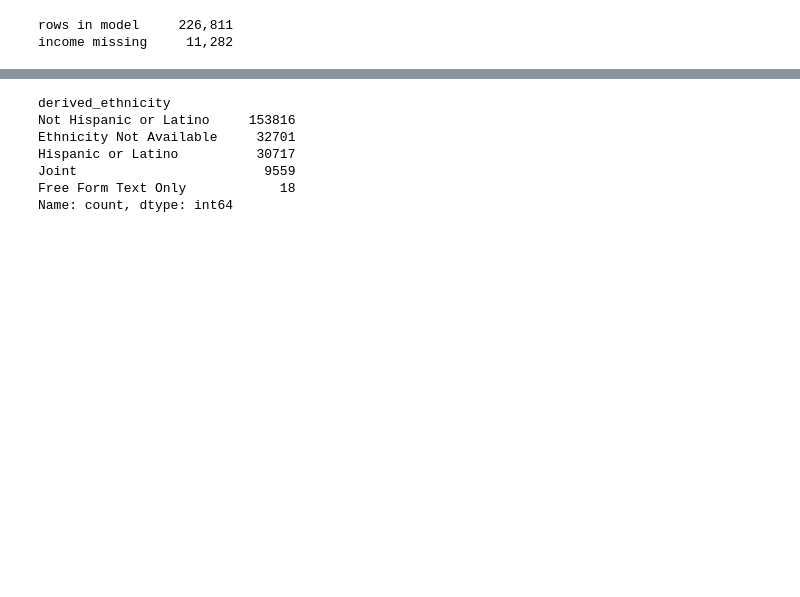
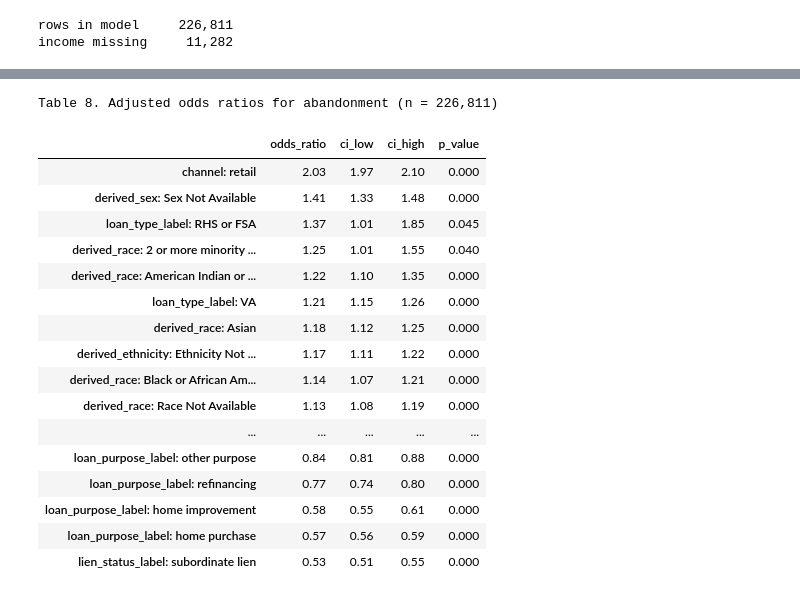
Before and after one commit to aidaubinazhit/hmda-abandonment, a Jupyter notebook: notebooks/01-explore.ipynb, the cells around one changed output, grey strips where cells are left out. Saved outputs shown, nothing was run; the diff lists cells and outputs as text; code cells hidden in the pictures; blank space fills up the shorter version.

```diff
--- a/notebooks/01-explore.ipynb
+++ b/notebooks/01-explore.ipynb
@@ -784,0 +795,14 @@ Table 8. Adjusted odds ratios for abandonment (reference: broker channel)
+# %%
+formula = (
+    "abandoned ~ channel "
+    "+ loan_purpose_label + loan_type_label + occupancy_type_label "
+    "+ lien_status_label "
+    "+ derived_sex "
+    "+ C(derived_race, Treatment(reference='White')) "
+    "+ C(derived_ethnicity, Treatment(reference='Not Hispanic or Latino')) "
+    "+ applicant_age "
+    "+ income_log + loan_amount_log + income_missing"
+)
+
+logit_model = smf.logit(formula, data=model_df).fit()
+print(logit_model.summary())
@@ -785,10 +839,42 @@ Table 8. Adjusted odds ratios for abandonment (reference: broker channel)
 # %%
-model_df["derived_ethnicity"].value_counts()
+odds_ratios = pd.DataFrame({
+    "odds_ratio": np.exp(logit_model.params),
+    "ci_low": np.exp(logit_model.conf_int()[0]),
+    "ci_high": np.exp(logit_model.conf_int()[1]),
+    "p_value": logit_model.pvalues,
+})
+
+odds_ratios.index = (
+    odds_ratios.index
+    .str.replace(r"C\((\w+), Treatment\(reference='[^']*'\)\)", r"\1", regex=True)
+    .str.replace(r"\[T\.(.+)\]", r": \1", regex=True)
+)
+
+(
+    odds_ratios
+    .drop("Intercept")
+    .sort_values("odds_ratio", ascending=False)
+    .style
+    .format({"odds_ratio": "{:.2f}", "ci_low": "{:.2f}", "ci_high": "{:.2f}", "p_value": "{:.3f}"})
+    .background_gradient(cmap="RdBu_r", subset=["odds_ratio"], vmin=0.4, vmax=2.1)
+    .set_caption("Table 8. Adjusted odds ratios for abandonment (n = 226,811)")
+)
 # %% [output]
-derived_ethnicity
-Not Hispanic or Latino     153816
-Ethnicity Not Available     32701
-Hispanic or Latino          30717
-Joint                        9559
-Free Form Text Only            18
-Name: count, dtype: int64
+Table 8. Adjusted odds ratios for abandonment (n = 226,811)
+|  | odds_ratio | ci_low | ci_high | p_value |
+| channel: retail | 2.03 | 1.97 | 2.10 | 0.000 |
+| derived_sex: Sex Not Available | 1.41 | 1.33 | 1.48 | 0.000 |
+| loan_type_label: RHS or FSA | 1.37 | 1.01 | 1.85 | 0.045 |
+| derived_race: 2 or more minority ... | 1.25 | 1.01 | 1.55 | 0.040 |
+| derived_race: American Indian or ... | 1.22 | 1.10 | 1.35 | 0.000 |
+| loan_type_label: VA | 1.21 | 1.15 | 1.26 | 0.000 |
+| derived_race: Asian | 1.18 | 1.12 | 1.25 | 0.000 |
+| derived_ethnicity: Ethnicity Not ... | 1.17 | 1.11 | 1.22 | 0.000 |
+| derived_race: Black or African Am... | 1.14 | 1.07 | 1.21 | 0.000 |
+| derived_race: Race Not Available | 1.13 | 1.08 | 1.19 | 0.000 |
+| ... | ... | ... | ... | ... |
+| loan_purpose_label: other purpose | 0.84 | 0.81 | 0.88 | 0.000 |
+| loan_purpose_label: refinancing | 0.77 | 0.74 | 0.80 | 0.000 |
+| loan_purpose_label: home improvement | 0.58 | 0.55 | 0.61 | 0.000 |
+| loan_purpose_label: home purchase | 0.57 | 0.56 | 0.59 | 0.000 |
+| lien_status_label: subordinate lien | 0.53 | 0.51 | 0.55 | 0.000 |
```
Also changed, not shown: parts of 16 cells of this notebook.
